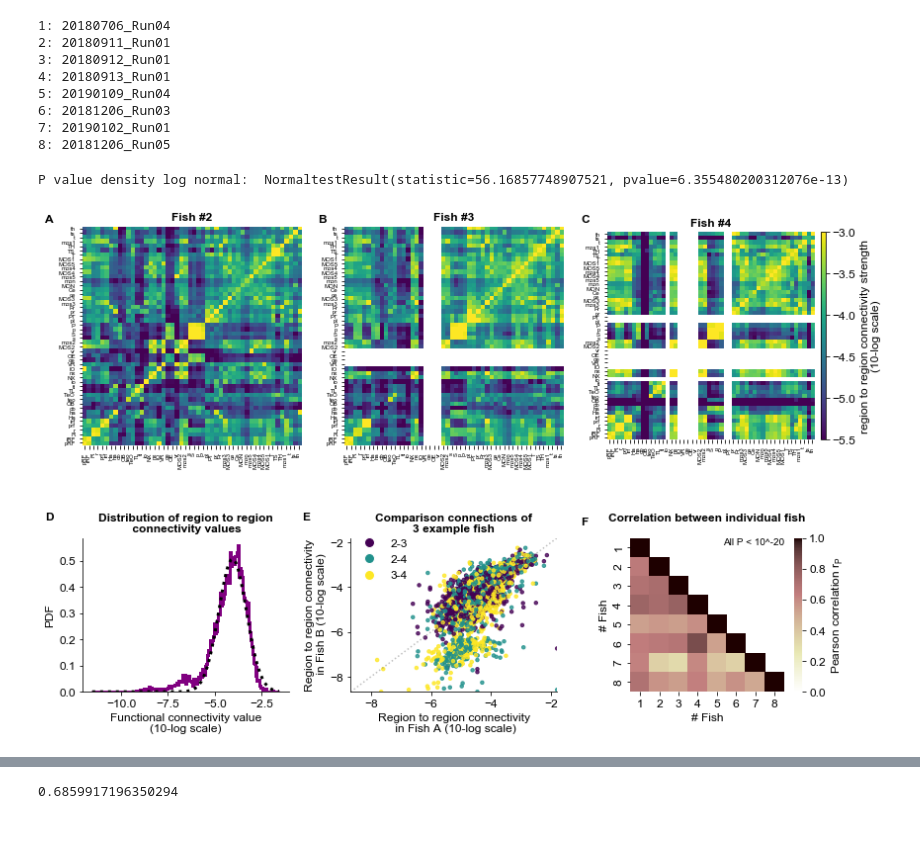
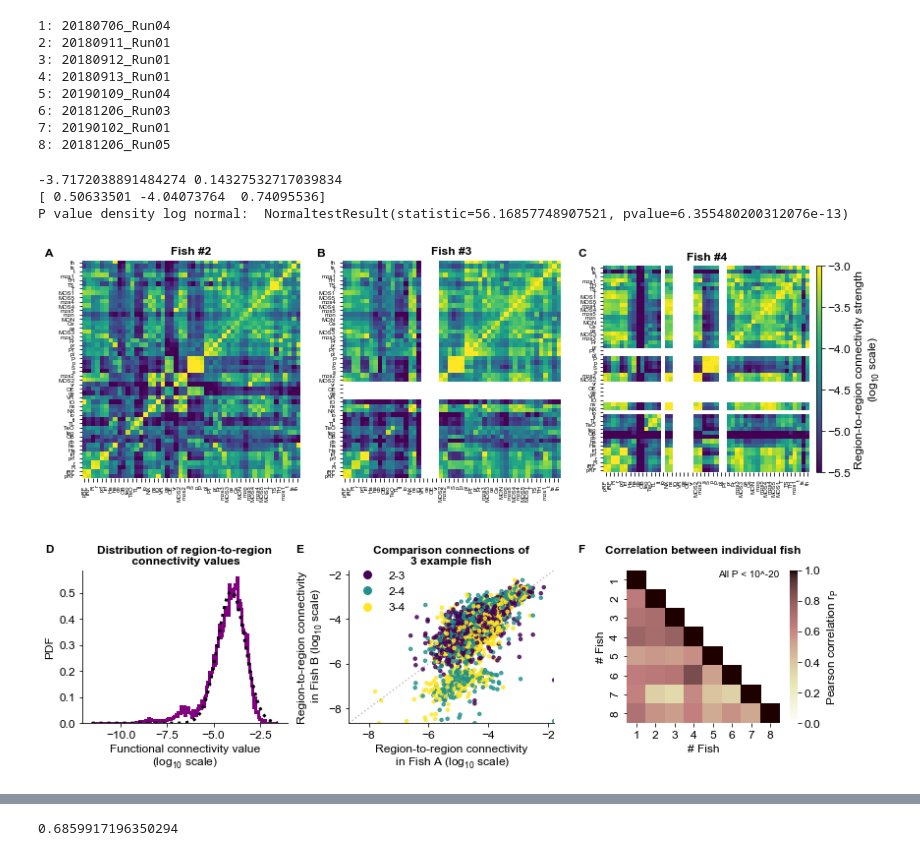
Before and after one commit to vdplasthijs/zf-rbm, a Jupyter notebook: figure_notebooks/fig_connectivity.ipynb, the cells around one changed output, grey strips where cells are left out. Saved outputs shown, nothing was run; the diff lists cells and outputs as text; code cells hidden in the pictures; blank space fills up the shorter version.

Commit message:
update log10 notation in connectivity figs

```diff
--- a/figure_notebooks/fig_connectivity.ipynb
+++ b/figure_notebooks/fig_connectivity.ipynb
@@ -413,7 +431,7 @@ for k, run in enumerate(plot_runs):
         plot_cbar = True
     else:
         plot_cbar = False
-    ax_mat[k] = pf.plot_connectivity_matrix(prediction_, region_names_baier, mini=-5.5, maxi=-3,
+    ax_mat[k], _ = pf.plot_connectivity_matrix(prediction_, region_names_baier, mini=-5.5, maxi=-3,
                                             cmap='viridis',
                                             size=5, ax=ax_mat[k], subset=subset, plot_log=True, scale_limits=True,
                                             region_order_dict=kunst_region_order, plot_labels=True,
@@ -433,40 +451,42 @@ dens_plot_bins = (dens_bins[1:] + dens_bins[:-1]) / 2
 popt, pcov = af.fit_gaussian(dens_plot_bins, dens_freq)
 ax_dens.plot(dens_plot_bins, af.gaus(dens_plot_bins, *popt), linestyle=':', c='k', zorder=1, linewidth=3)
 print('P value density log normal: ', scipy.stats.normaltest(dens_freq))
-ax_dens.set_xlabel('Functional connectivity value\n(10-log scale)');
+ax_dens.set_xlabel('Functional connectivity value\n(' + r"$\mathregular{log_{10}}$" + ' scale)');
 ax_dens.set_ylabel('PDF');
 ax_dens.spines['top'].set_visible(False)
 ax_dens.spines['right'].set_visible(False)
-ax_dens.set_title('Distribution of region to region\n connectivity values',
+ax_dens.set_title('Distribution of region-to-region\n connectivity values',
                   fontdict={'weight': 'bold'})
 
 ax_scatter = fig.add_subplot(gs_stats[1])
 pf.plot_multi_fish_connectivity_scatter(all_connections_tensor=all_connections_tensor,
                                         fish_combinations=[(1, 2), (1, 3), (2, 3)],
                                         axis_lim=None,#[-6, -1.5],
                                         ax=ax_scatter)
 ax_scatter.set_title('Comparison connections of\n3 example fish', fontdict={'weight': 'bold'})
 
 ax_corr = fig.add_subplot(gs_stats[2])
 pf.plot_reproduc_mat(dict_mat=all_correlations, key='RBM',
                  ax=ax_corr)
 ax_corr.set_title('Correlation between individual fish\n',
                   fontdict={'weight': 'bold'});
 sci_not = np.format_float_scientific(all_correlations['RBM']['p_vals_pearson'].max(), precision=3)  # highest P value
 sci_exp_ceil = int(sci_not.split('e')[1]) + 1  # round up
 ax_corr.text(s=f'All P < 10^{sci_exp_ceil}', x=8, y=0, fontdict={'ha': 'right', 'va': 'top'})
 
 ax_mat[0].text(s='A', x=58, y=-1.5, fontdict={'weight': 'bold', 'size': 12})
 ax_mat[0].text(s='B', x=-4.4, y=-1.5, fontdict={'weight': 'bold', 'size': 12})
 ax_mat[0].text(s='C', x=-64.5, y=-1.5, fontdict={'weight': 'bold', 'size': 12})
 ax_mat[0].text(s='D', x=58, y=66.7, fontdict={'weight': 'bold', 'size': 12})
-ax_mat[0].text(s='E', x=-0.8, y=66.7, fontdict={'weight': 'bold', 'size': 12})
-ax_mat[0].text(s='F', x=-64.5, y=67.7, fontdict={'weight': 'bold', 'size': 12})
+ax_mat[0].text(s='E', x=0.4, y=66.7, fontdict={'weight': 'bold', 'size': 12})
+ax_mat[0].text(s='F', x=-64.5, y=66.7, fontdict={'weight': 'bold', 'size': 12})
 if save_fig:
     fig.savefig('/home/thijs/repos/zf-rbm/figures/fig_connectivity_individuals.pdf', dpi=300)
 # %% [output]
+-3.7172038891484274 0.14327532717039834
+[ 0.50633501 -4.04073764  0.74095536]
 P value density log normal:  NormaltestResult(statistic=56.16857748907521, pvalue=6.355480200312076e-13)
-[figure, old version]
+[figure, new version]
 # %%
 print(all_correlations['RBM']['p_vals_pearson'].max())
 sci_not = np.format_float_scientific(all_correlations['RBM']['p_vals_pearson'].max(), precision=3)
```
Also changed, not shown: parts of 9 cells of this notebook, 5 other files.
